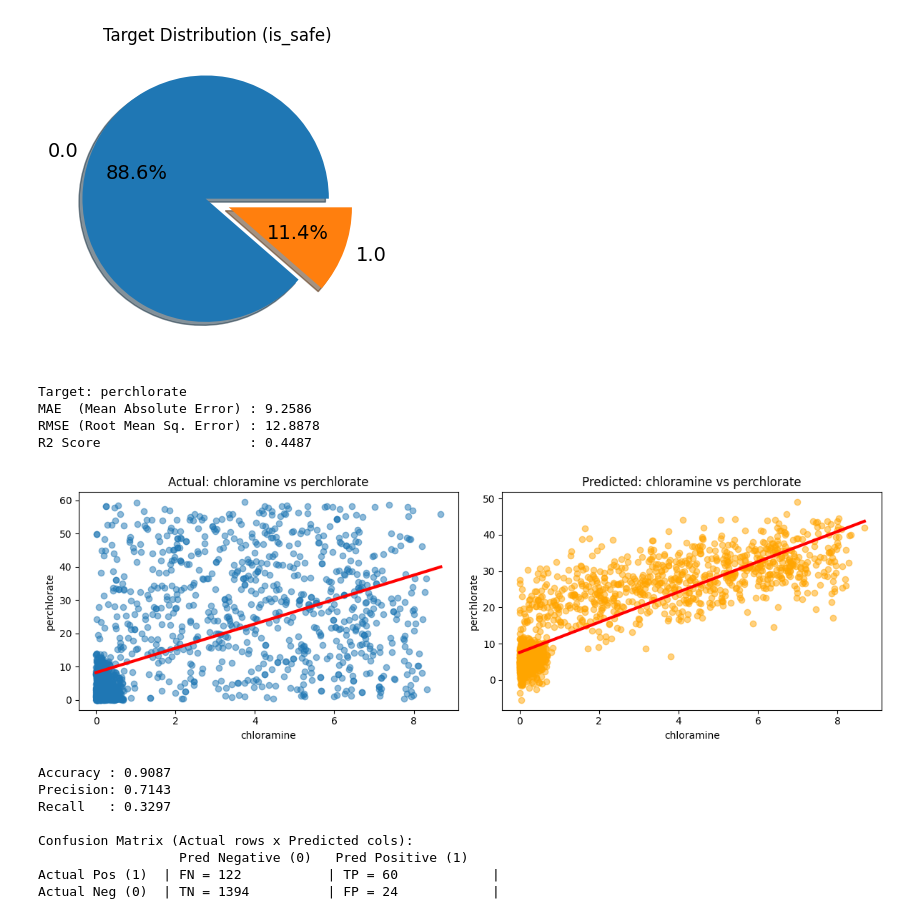
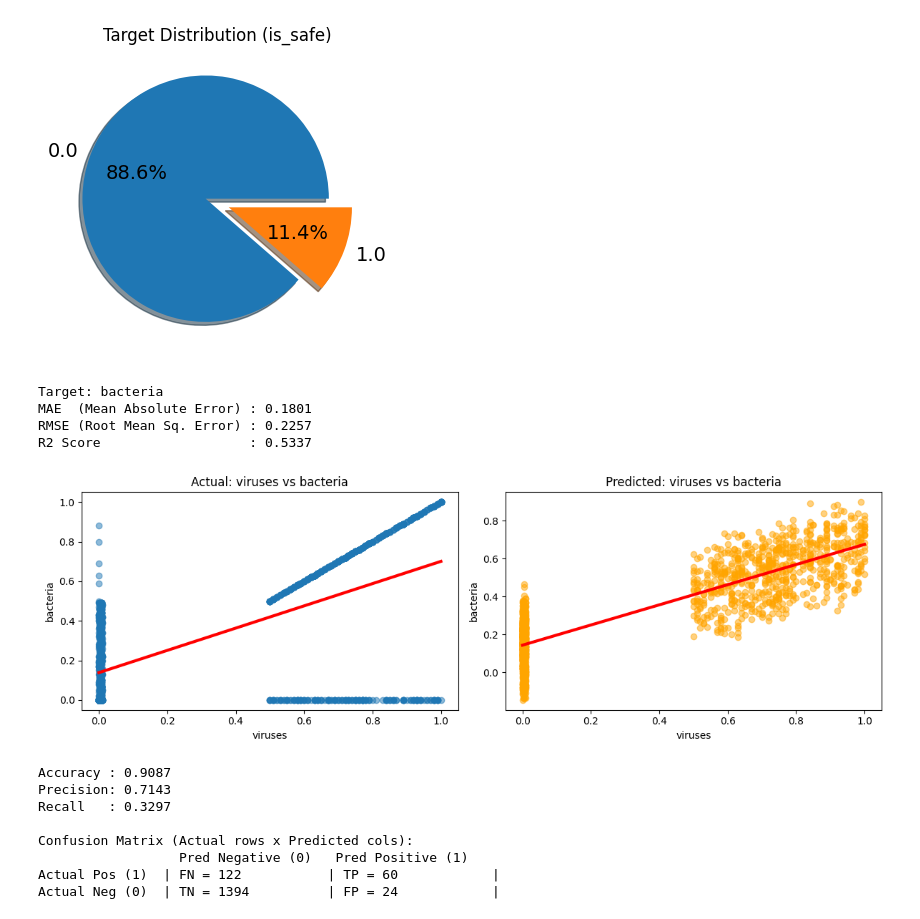
Before and after one commit to 3li3ref7777-coder/ML_project, a Jupyter notebook: notebooks/project_ML.ipynb, the cells around one changed output. Cells and saved outputs as stored; diff of their text form; code cells hidden in the pictures.

```diff
--- a/notebooks/project_ML.ipynb
+++ b/notebooks/project_ML.ipynb
@@ -206,13 +206,17 @@ from sklearn.metrics import mean_absolute_error, mean_squared_error, r2_score
 from sklearn.model_selection import train_test_split
 from sklearn.preprocessing import StandardScaler
 
-target_col = "perchlorate"
-X = df.drop(columns=target_col)
+
+target_col = "bacteria"
+
+X = df.drop(columns=["is_safe", "bacteria"])
 y = df[target_col]
+
 
 X_train, X_test, y_train, y_test = train_test_split(
     X, y, test_size=0.2, random_state=42
 )
+
 
 scaler = StandardScaler()
 X_train_scaled = scaler.fit_transform(X_train)
@@ -221,8 +225,8 @@ X_test_scaled = scaler.transform(X_test)
 model = LinearRegression()
 model.fit(X_train_scaled, y_train)
 
+y_pred = model.predict(X_test_scaled)
 
-y_pred = model.predict(X_test_scaled)
 
 mae = mean_absolute_error(y_test, y_pred)
 rmse = np.sqrt(mean_squared_error(y_test, y_pred))
@@ -232,38 +236,38 @@ print(f"Target: {target_col}")
 print(f"MAE  (Mean Absolute Error) : {mae:.4f}")
 print(f"RMSE (Root Mean Sq. Error) : {rmse:.4f}")
 print(f"R2 Score                   : {r2:.4f}")
 
 
 top_feature = X_train.corrwith(y_train).abs().idxmax()
 x_vals = X_test[top_feature]
 
 plt.figure(figsize=(12, 4))
 
 plt.subplot(1, 2, 1)
 plt.scatter(x_vals, y_test, alpha=0.5)
 m_actual, b_actual = np.polyfit(x_vals, y_test, 1)
 x_line = np.linspace(x_vals.min(), x_vals.max(), 100)
 plt.plot(x_line, m_actual * x_line + b_actual, color="red", linewidth=3)
 plt.title(f"Actual: {top_feature} vs {target_col}")
 plt.xlabel(top_feature)
 plt.ylabel(target_col)
 
 plt.subplot(1, 2, 2)
 plt.scatter(x_vals, y_pred, alpha=0.5, color="orange")
 m_pred, b_pred = np.polyfit(x_vals, y_pred, 1)
 plt.plot(x_line, m_pred * x_line + b_pred, color="red", linewidth=3)
 plt.title(f"Predicted: {top_feature} vs {target_col}")
 plt.xlabel(top_feature)
 plt.ylabel(target_col)
 
 plt.tight_layout()
 plt.show()
 # %% [output]
-Target: perchlorate
-MAE  (Mean Absolute Error) : 9.2586
-RMSE (Root Mean Sq. Error) : 12.8878
-R2 Score                   : 0.4487
+Target: bacteria
+MAE  (Mean Absolute Error) : 0.1801
+RMSE (Root Mean Sq. Error) : 0.2257
+R2 Score                   : 0.5337
-[figure, old version]
+[figure, new version]
 # %%
 import matplotlib.pyplot as plt
 from sklearn.linear_model import LogisticRegression
```
Also changed, not shown: 3 other files.
